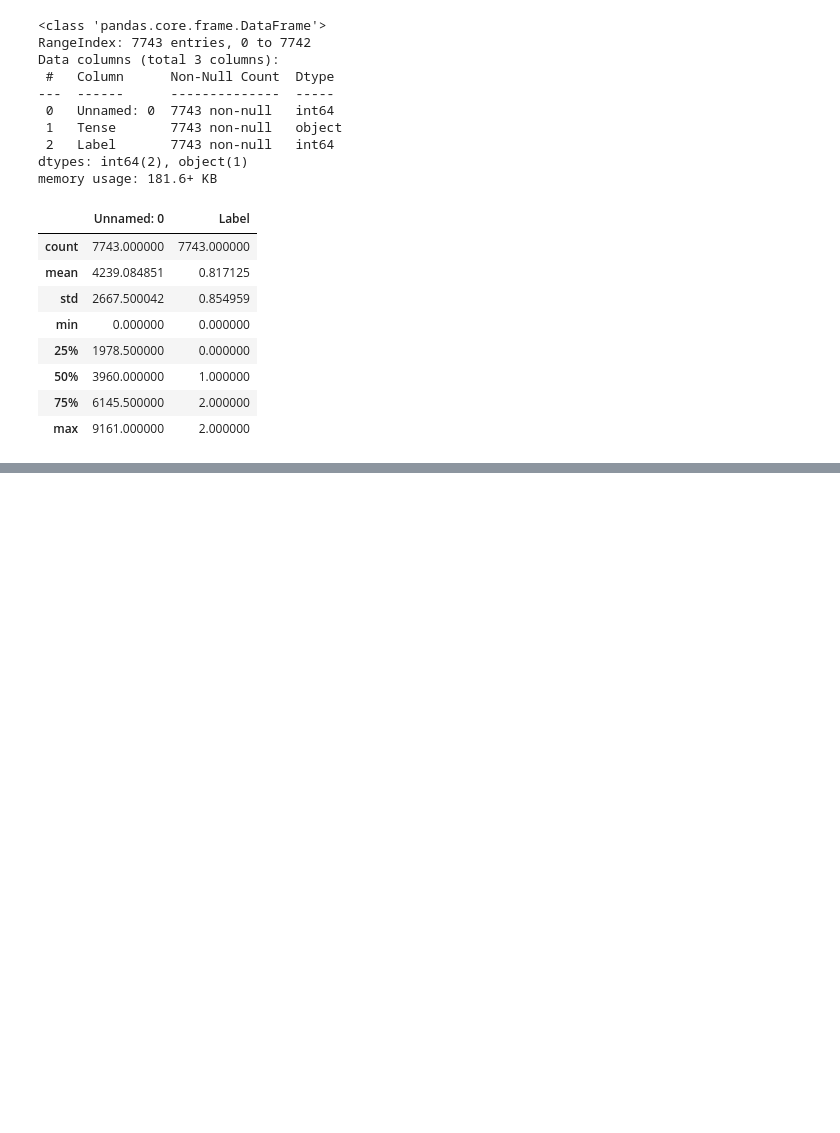
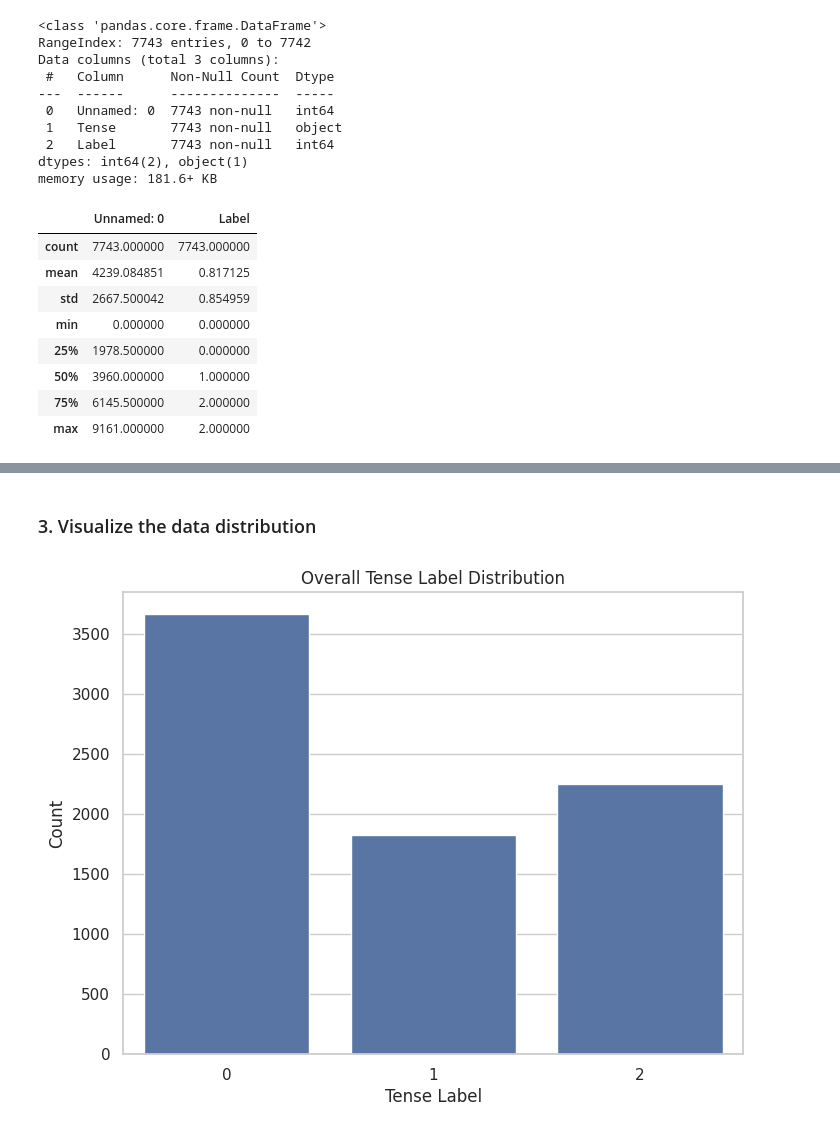
Before and after one commit to coder7475/sentiment_analysis_bangla, a Jupyter notebook: EDA.ipynb, the cells around one changed output, grey strips where cells are left out. Saved outputs shown, nothing was run; the diff lists cells and outputs as text; code cells hidden in the pictures; blank space fills up the shorter version.

Commit message:
feat: update EDA notebook with refined markdown for data exploration phase, added overall label distribution analysis, and included visualizations for tense label distribution

```diff
--- a/EDA.ipynb
+++ b/EDA.ipynb
@@ -285,0 +286,11 @@ df.to_csv('data-source/cleaned_dataset.csv', index=False)
+# %%
+# Load the dataset again
+# Load dataset and check basic information
+import pandas as pd
+
+main_df = pd.read_csv("data-source/cleaned_dataset.csv")
+df = main_df.copy()
+
+# Show basic dataset information
+print("Dataset Shape:", df.shape)
+print("\nColumns:", df.columns)
@@ -285,0 +331,13 @@ df.to_csv('data-source/cleaned_dataset.csv', index=False)
+# %%
+# Overall label distribution
+overall_distribution = df['Label'].value_counts()
+overall_distribution_percent = df['Label'].value_counts(normalize=True) * 100
+
+print("Overall Label Distribution (Counts):")
+print(overall_distribution)
+print("\nOverall Label Distribution (Percentages):")
+print(overall_distribution_percent)
+
+# Save to CSV
+overall_distribution.to_csv("outputs/overall_label_distribution.csv")
+overall_distribution_percent.to_csv("outputs/overall_label_distribution_percent.csv")
@@ -285,0 +358,2 @@ df.to_csv('data-source/cleaned_dataset.csv', index=False)
+# %% [markdown]
+### 3. Visualize the data distribution
@@ -285,0 +365,14 @@ df.to_csv('data-source/cleaned_dataset.csv', index=False)
+# %%
+# Set plot style
+sns.set_theme(style="whitegrid")
+
+# Bar Chart - Overall Distribution
+plt.figure(figsize=(8, 6))
+sns.barplot(x=overall_distribution.index, y=overall_distribution.values)
+plt.title("Overall Tense Label Distribution")
+plt.xlabel("Tense Label")
+plt.ylabel("Count")
+plt.savefig("outputs/overall_label_distribution_bar.png")
+plt.show()
+# %% [output]
+[figure, added]
```
Also changed, not shown: parts of 8 cells of this notebook, 3 other files.
